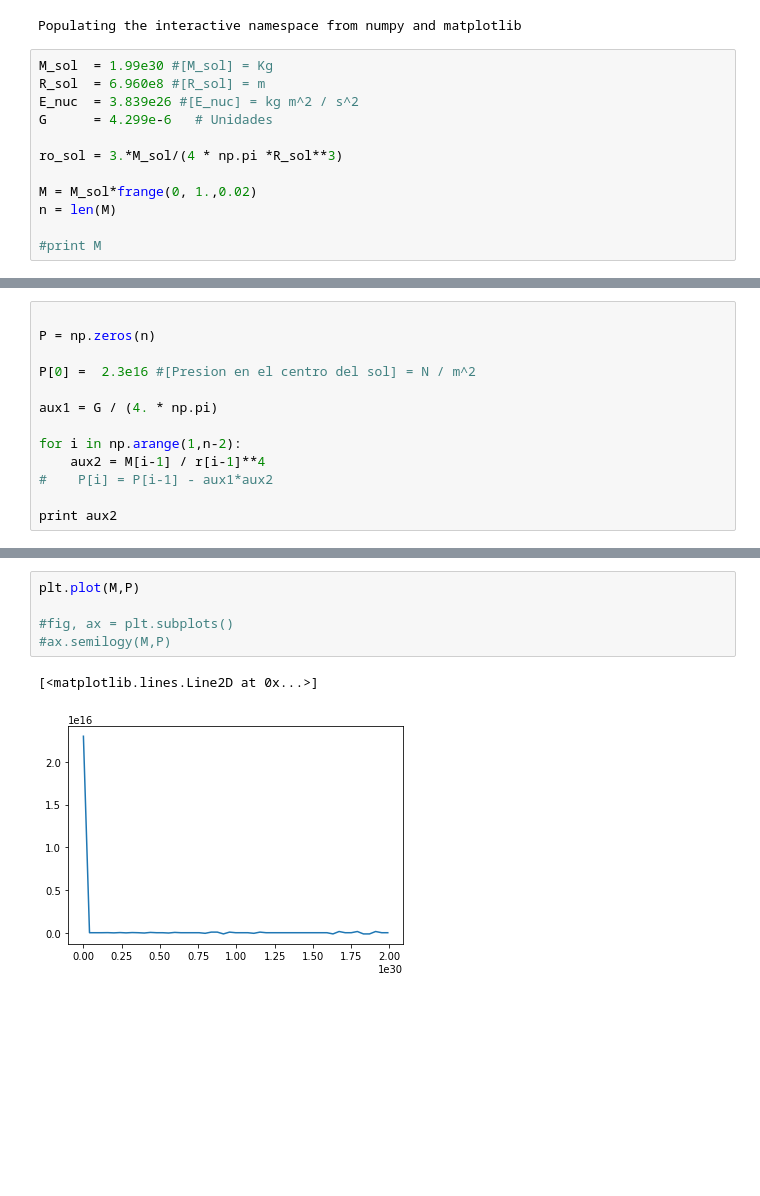
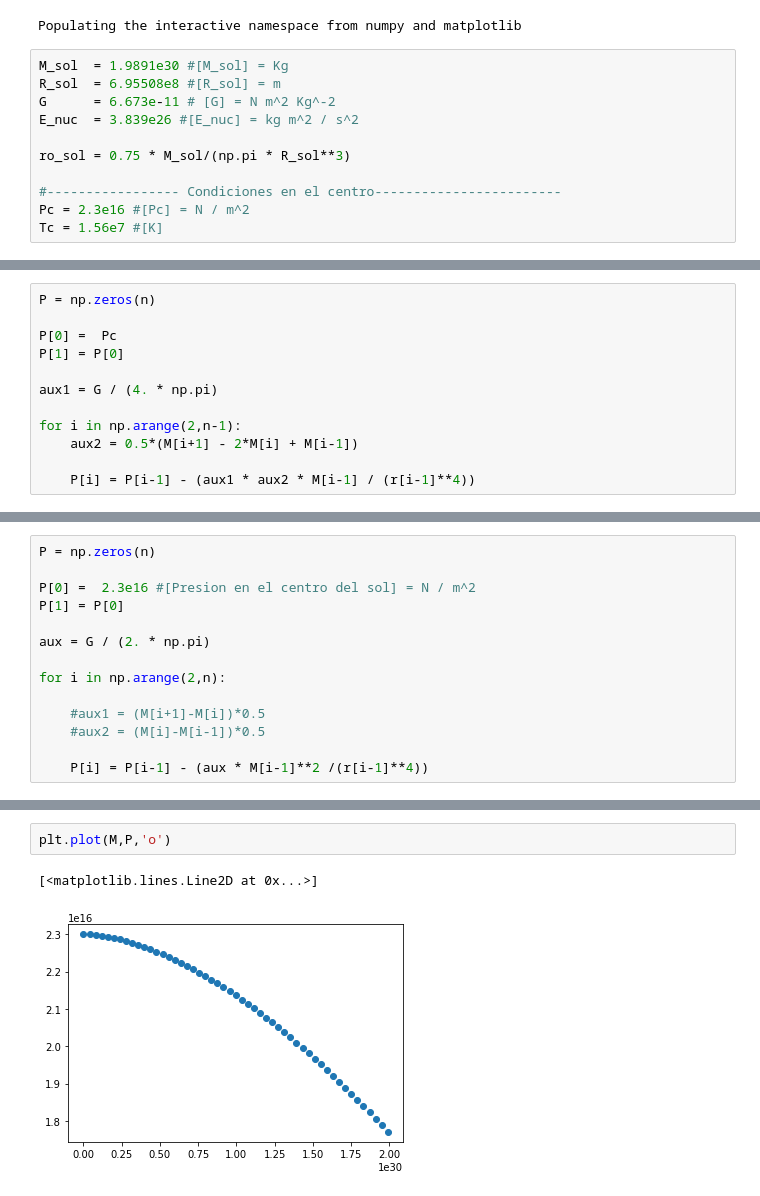
Before and after one commit to ornemarioni/metodos_numericos, a Jupyter notebook: evol_estel/evoluc_estelar.ipynb, the cells around one changed output, grey strips where cells are left out. Drawn from its saved outputs; the diff is of its cells as text; blank space fills up the shorter version.

```diff
--- a/evol_estel/evoluc_estelar.ipynb
+++ b/evol_estel/evoluc_estelar.ipynb
@@ -3,14 +3,13 @@
 # %% [output]
 Populating the interactive namespace from numpy and matplotlib
 # %%
-M_sol  = 1.99e30 #[M_sol] = Kg
-R_sol  = 6.960e8 #[R_sol] = m
+M_sol  = 1.9891e30 #[M_sol] = Kg
+R_sol  = 6.95508e8 #[R_sol] = m
+G      = 6.673e-11 # [G] = N m^2 Kg^-2
 E_nuc  = 3.839e26 #[E_nuc] = kg m^2 / s^2
-G      = 4.299e-6   # Unidades
 
-ro_sol = 3.*M_sol/(4 * np.pi *R_sol**3)
+ro_sol = 0.75 * M_sol/(np.pi * R_sol**3)
 
-M = M_sol*frange(0, 1.,0.02)
-n = len(M)
-
-#print M
+#----------------- Condiciones en el centro------------------------
+Pc = 2.3e16 #[Pc] = N / m^2
+Tc = 1.56e7 #[K]
@@ -43,0 +87,12 @@ M_2 = M + 0.02*M_sol*0.5
+# %%
+P = np.zeros(n)
+
+P[0] =  Pc
+P[1] = P[0]
+
+aux1 = G / (4. * np.pi)
+
+for i in np.arange(2,n-1):
+    aux2 = 0.5*(M[i+1] - 2*M[i] + M[i-1])
+
+    P[i] = P[i-1] - (aux1 * aux2 * M[i-1] / (r[i-1]**4))
@@ -44,13 +104,14 @@ M_2 = M + 0.02*M_sol*0.5
 # %%
-
 P = np.zeros(n)
 
 P[0] =  2.3e16 #[Presion en el centro del sol] = N / m^2
+P[1] = P[0]
 
-aux1 = G / (4. * np.pi)
+aux = G / (2. * np.pi)
 
-for i in np.arange(1,n-2):
-    aux2 = M[i-1] / r[i-1]**4
-#    P[i] = P[i-1] - aux1*aux2
+for i in np.arange(2,n):
 
-print aux2
+    #aux1 = (M[i+1]-M[i])*0.5
+    #aux2 = (M[i]-M[i-1])*0.5
+
+    P[i] = P[i-1] - (aux * M[i-1]**2 /(r[i-1]**4))
@@ -62,8 +118,5 @@ print aux2
 # %%
-plt.plot(M,P)
-
-#fig, ax = plt.subplots()
-#ax.semilogy(M,P)
+plt.plot(M,P,'o')
 # %% [output]
 [<matplotlib.lines.Line2D at 0x...>]
-[figure, old version]
+[figure, new version]
```
Also changed, not shown: parts of 11 cells of this notebook.
